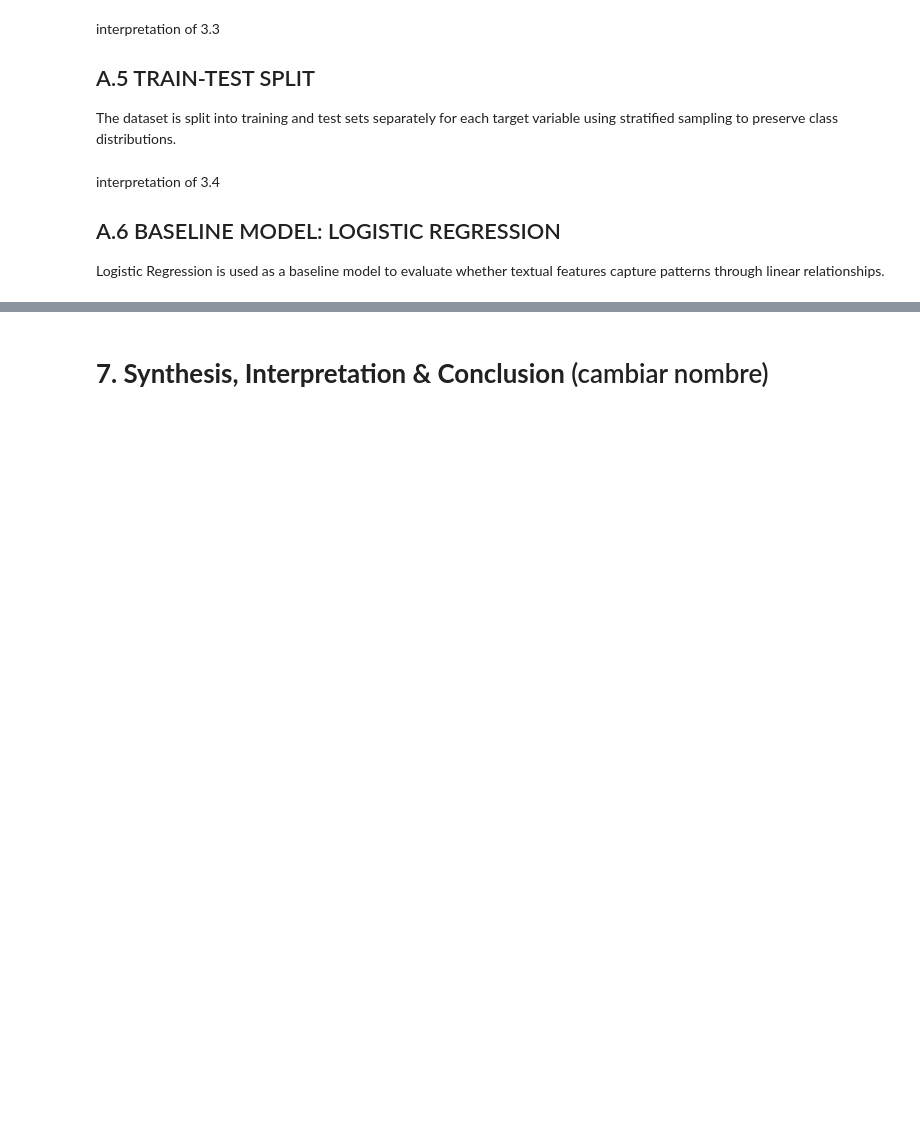
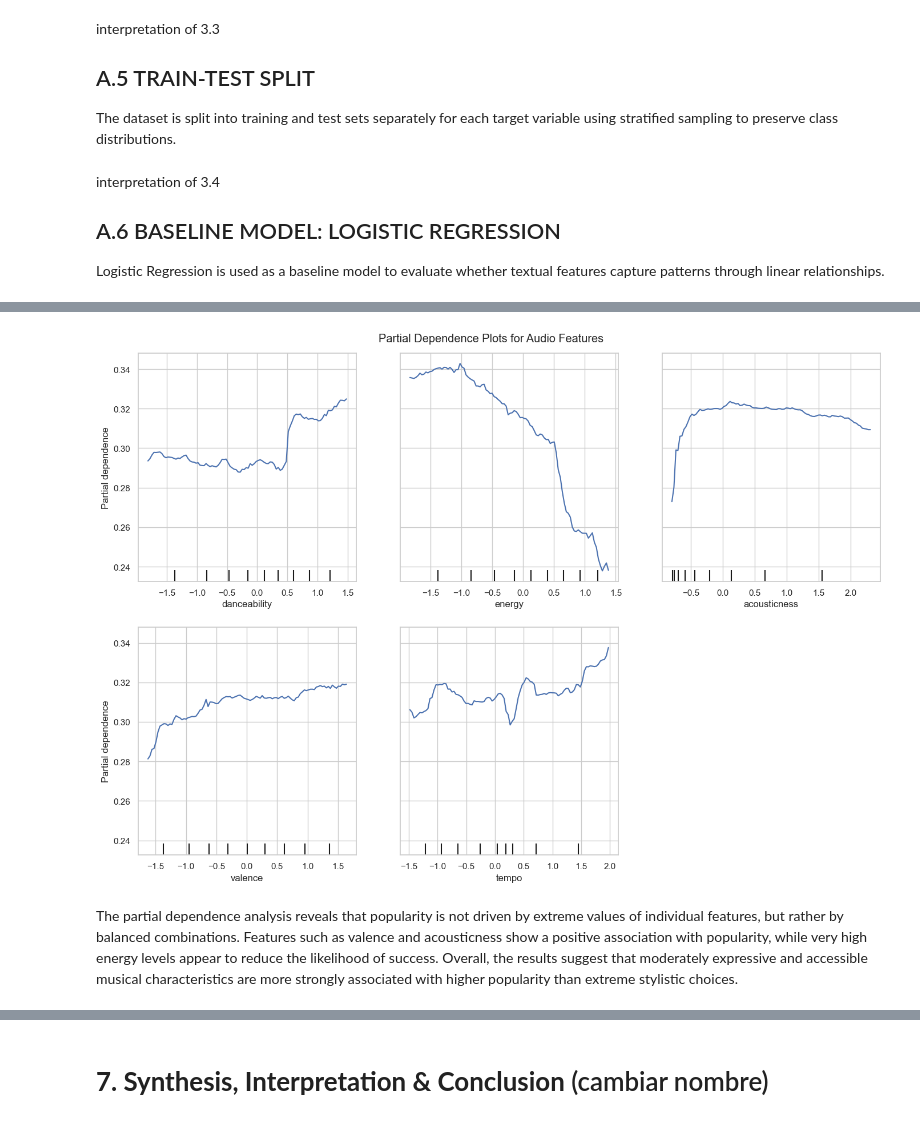
Before and after one commit to zoemekin/AI-ML, a Jupyter notebook: FINAL_VER.ipynb, the cells around one changed output, grey strips where cells are left out. Cells and saved outputs as stored; diff of their text form; code cells hidden in the pictures; blank space fills up the shorter version.

```diff
--- a/FINAL_VER.ipynb
+++ b/FINAL_VER.ipynb
@@ -630,0 +817,18 @@ Compare different feature representations
+# %%
+from sklearn.preprocessing import StandardScaler
+from scipy.sparse import hstack
+
+scaler = StandardScaler()
+
+X_audio_train_scaled = scaler.fit_transform(X_audio_train)
+X_audio_test_scaled = scaler.transform(X_audio_test)
+
+print("Scaled audio train shape:", X_audio_train_scaled.shape)
+print("Scaled audio test shape:", X_audio_test_scaled.shape)
+
+# COMBINED FEATURES
+X_combined_train = hstack([X_text_train, X_audio_train_scaled])
+X_combined_test = hstack([X_text_test, X_audio_test_scaled])
+
+print("Combined train shape:", X_combined_train.shape)
+print("Combined test shape:", X_combined_test.shape)
@@ -630,0 +1088,39 @@ Compare different feature representations
+# %%
+from sklearn.inspection import PartialDependenceDisplay
+import matplotlib.pyplot as plt
+import numpy as np
+
+# Fit your model as before
+best_audio_model = RandomForestClassifier(
+    n_estimators=100,
+    random_state=42,
+    n_jobs=-1
+)
+best_audio_model.fit(X_audio_train_scaled, y_train)
+
+features_to_explain = [
+    audio_features.index("danceability"),
+    audio_features.index("energy"),
+    audio_features.index("acousticness"),
+    audio_features.index("valence"),
+    audio_features.index("tempo")
+]
+
+fig, ax = plt.subplots(figsize=(14, 10))
+PartialDependenceDisplay.from_estimator(
+    best_audio_model,
+    X_audio_train_scaled,
+    features_to_explain,
+    feature_names=audio_features,
+    target="high",
+    response_method="predict_proba",
+    kind="average",
+    ax=ax
+)
+plt.suptitle("Partial Dependence Plots for Audio Features")
+plt.tight_layout()
+plt.show()
+# %% [output]
+[figure, added]
+# %% [markdown]
+The partial dependence analysis reveals that popularity is not driven by extreme values of individual features, but rather by balanced combinations. Features such as valence and acousticness show a positive association with popularity, while very high energy levels appear to reduce the likelihood of success. Overall, the results suggest that moderately expressive and accessible musical characteristics are more strongly associated with higher popularity than extreme stylistic choices.
```
Also changed, not shown: parts of 47 cells of this notebook.
